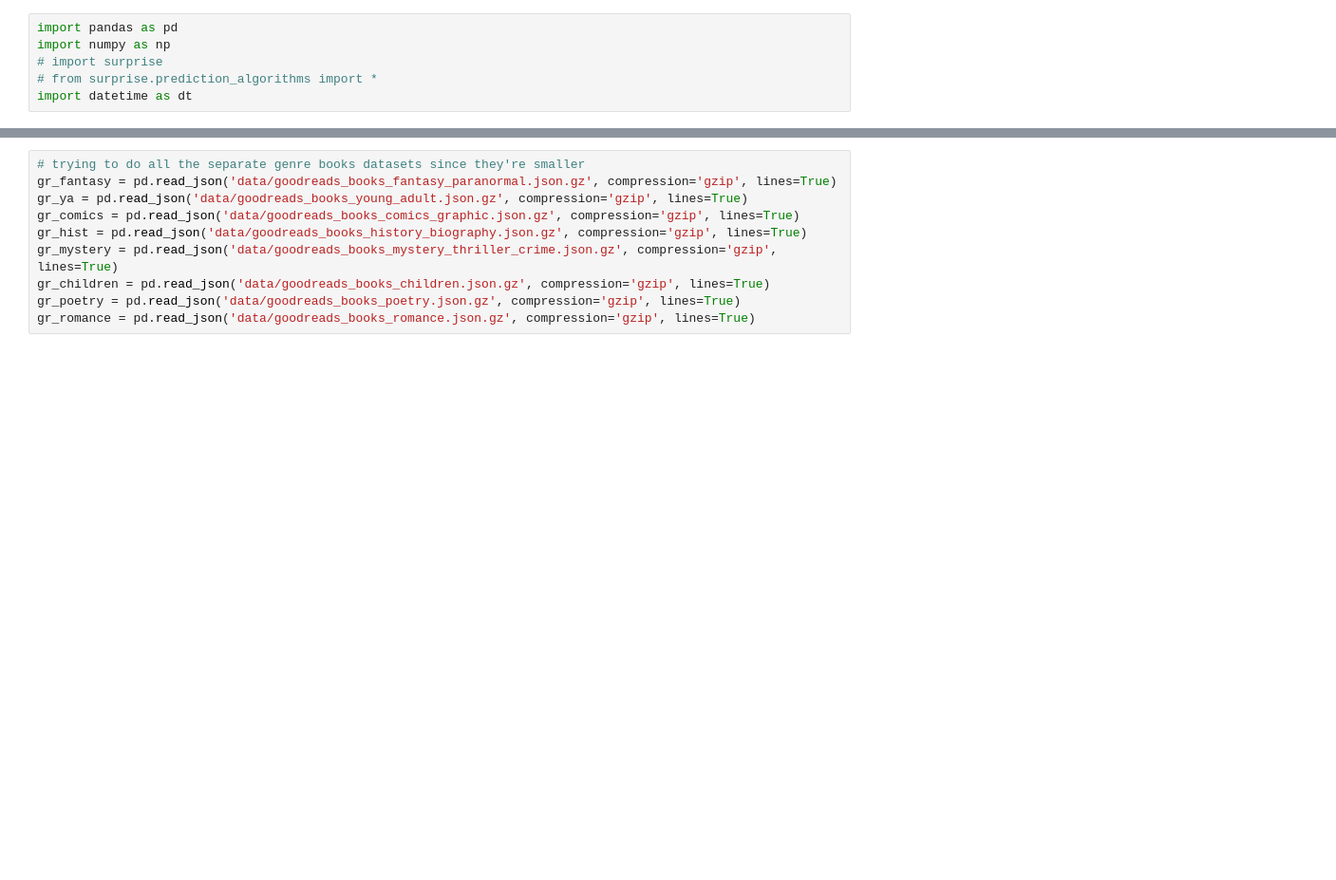
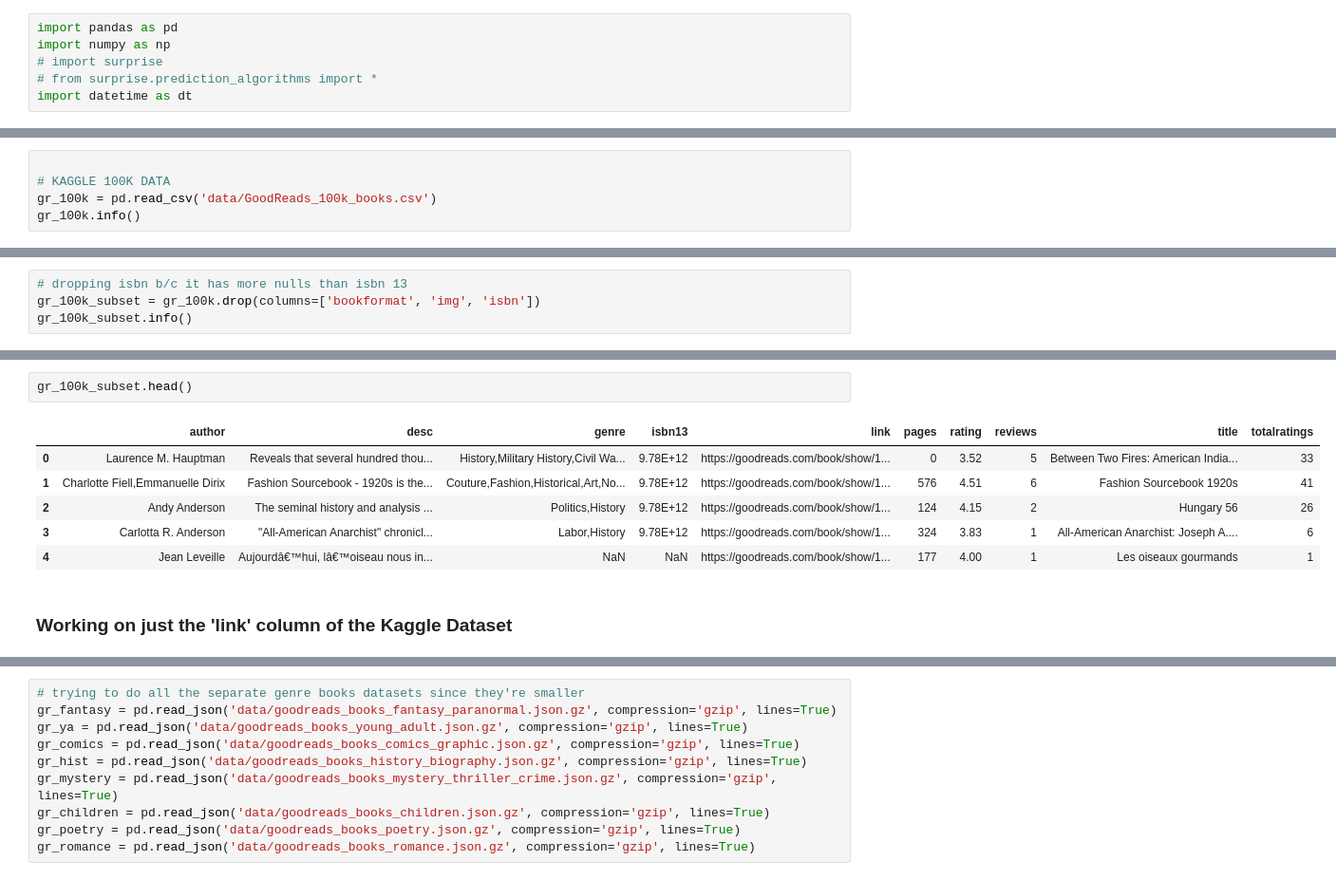
Before and after one commit to shelleylwang/goodreads-recommendations, a Jupyter notebook: data_cleaning_scratch.ipynb, the cells around one changed output, grey strips where cells are left out. Shown at 95% size. Cells and saved outputs as stored; diff of their text form; blank space fills up the shorter version.

Commit message:
preliminary cleaning of reviews data and gr 100k kaggle data

```diff
--- a/data_cleaning_scratch.ipynb
+++ b/data_cleaning_scratch.ipynb
@@ -6,0 +17,5 @@ import datetime as dt
+# %%
+
+# KAGGLE 100K DATA
+gr_100k = pd.read_csv('data/GoodReads_100k_books.csv')
+gr_100k.info()
@@ -6,0 +52,4 @@ import datetime as dt
+# %%
+# dropping isbn b/c it has more nulls than isbn 13
+gr_100k_subset = gr_100k.drop(columns=['bookformat', 'img', 'isbn'])
+gr_100k_subset.info()
@@ -6,0 +74,11 @@ import datetime as dt
+# %%
+gr_100k_subset.head()
+# %% [output]
+|  | author | desc | genre | isbn13 | link | pages | rating | reviews | title | totalratings |
+| 0 | Laurence M. Hauptman | Reveals that several hundred thou... | History,Military History,Civil Wa... | 9.78E+12 | https://goodreads.com/book/show/1... | 0 | 3.52 | 5 | Between Two Fires: American India... | 33 |
+| 1 | Charlotte Fiell,Emmanuelle Dirix | Fashion Sourcebook - 1920s is the... | Couture,Fashion,Historical,Art,No... | 9.78E+12 | https://goodreads.com/book/show/1... | 576 | 4.51 | 6 | Fashion Sourcebook 1920s | 41 |
+| 2 | Andy Anderson | The seminal history and analysis ... | Politics,History | 9.78E+12 | https://goodreads.com/book/show/1... | 124 | 4.15 | 2 | Hungary 56 | 26 |
+| 3 | Carlotta R. Anderson | "All-American Anarchist" chronicl... | Labor,History | 9.78E+12 | https://goodreads.com/book/show/1... | 324 | 3.83 | 1 | All-American Anarchist: Joseph A.... | 6 |
+| 4 | Jean Leveille | Aujourdâ€™hui, lâ€™oiseau nous in... | NaN | NaN | https://goodreads.com/book/show/1... | 177 | 4.00 | 1 | Les oiseaux gourmands | 1 |
+# %% [markdown]
+### Working on just the 'link' column of the Kaggle Dataset
```
Also changed, not shown: parts of 40 cells of this notebook, 1 other file.
